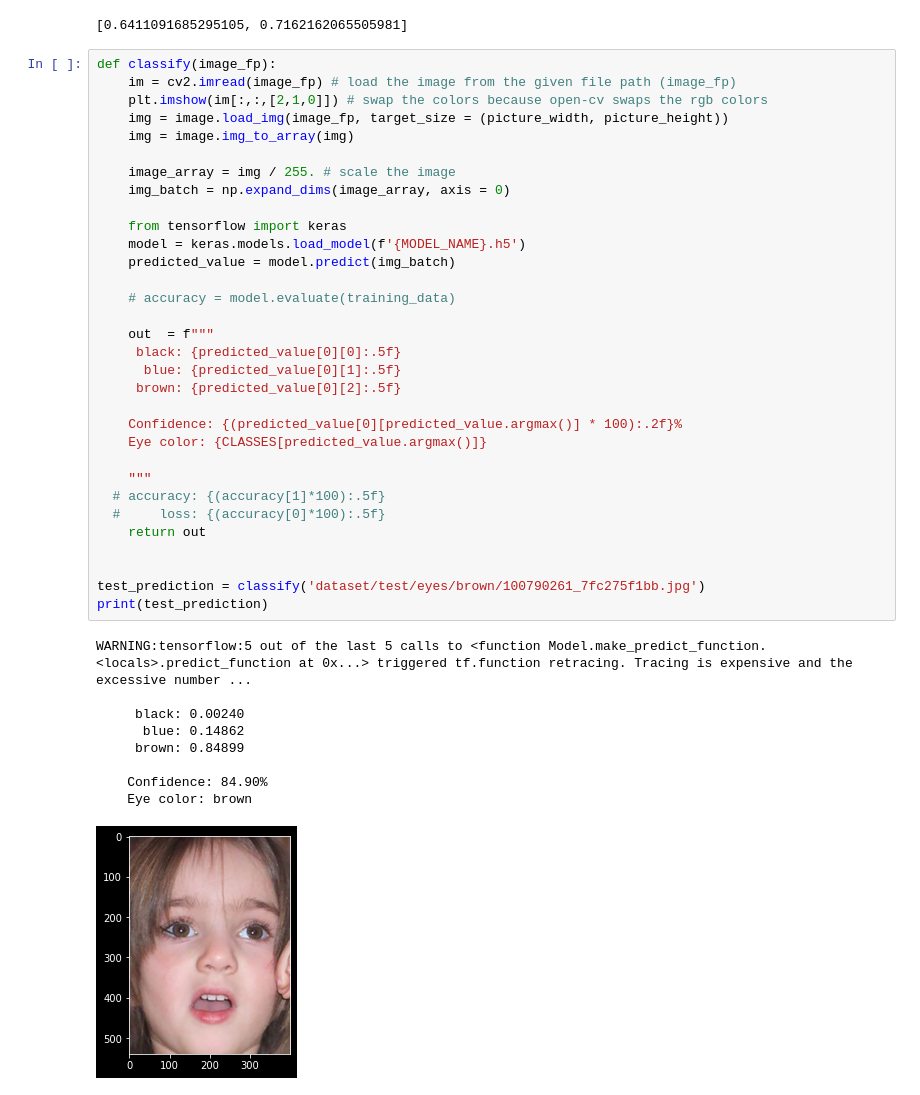
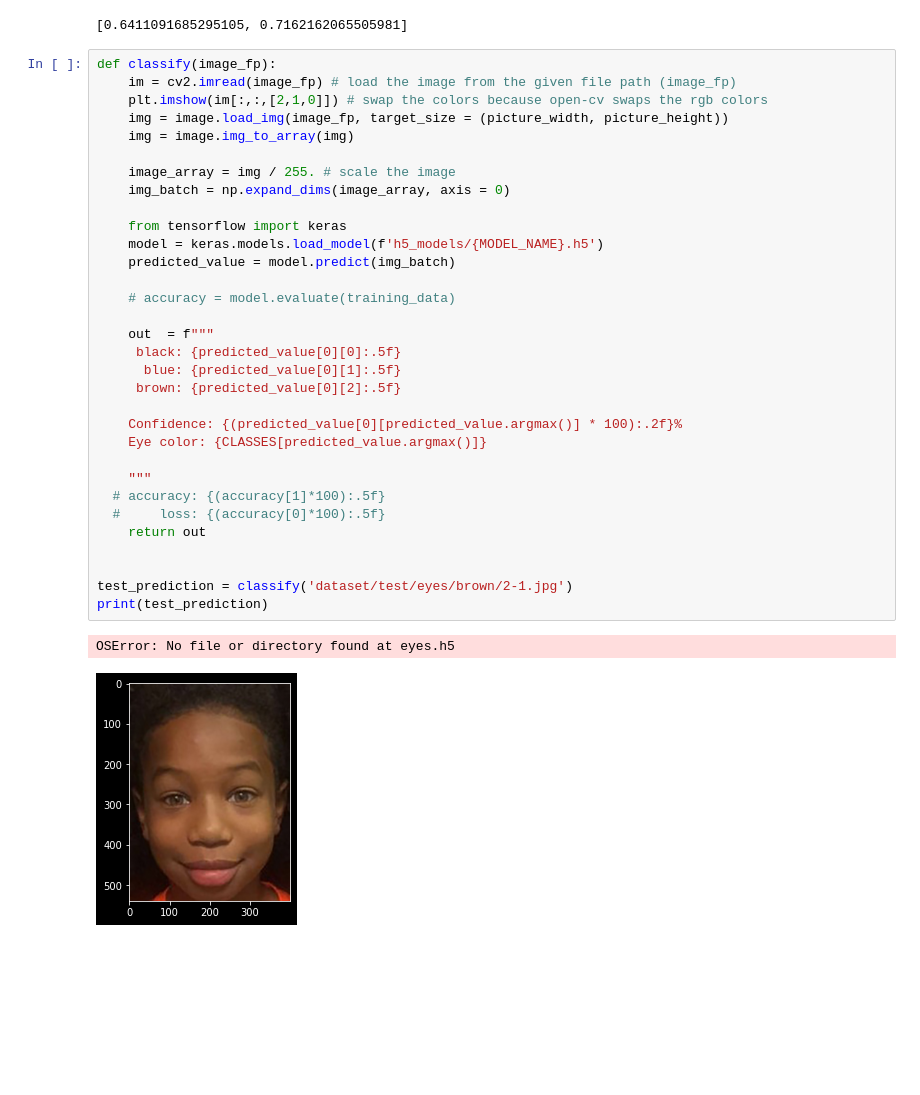
Before and after one commit to EricEchemane/face-describer-cnn, a Jupyter notebook: models/eyes.ipynb, the cells around one changed output. Drawn from its saved outputs; the diff is of its cells as text; blank space fills up the shorter version.

Commit message:
fixed path to model in eyes classifier function

```diff
--- a/models/eyes.ipynb
+++ b/models/eyes.ipynb
@@ -143,41 +143,34 @@ model.evaluate(training_data)
 def classify(image_fp):
     im = cv2.imread(image_fp) # load the image from the given file path (image_fp)
     plt.imshow(im[:,:,[2,1,0]]) # swap the colors because open-cv swaps the rgb colors
     img = image.load_img(image_fp, target_size = (picture_width, picture_height))
     img = image.img_to_array(img)
 
     image_array = img / 255. # scale the image
     img_batch = np.expand_dims(image_array, axis = 0)
 
     from tensorflow import keras
-    model = keras.models.load_model(f'{MODEL_NAME}.h5')
+    model = keras.models.load_model(f'h5_models/{MODEL_NAME}.h5')
     predicted_value = model.predict(img_batch)
 
     # accuracy = model.evaluate(training_data)
 
     out  = f"""
      black: {predicted_value[0][0]:.5f}
       blue: {predicted_value[0][1]:.5f}
      brown: {predicted_value[0][2]:.5f}
 
     Confidence: {(predicted_value[0][predicted_value.argmax()] * 100):.2f}%
     Eye color: {CLASSES[predicted_value.argmax()]}
 
     """
   # accuracy: {(accuracy[1]*100):.5f}
   #     loss: {(accuracy[0]*100):.5f}
     return out
 
 
-test_prediction = classify('dataset/test/eyes/brown/100790261_7fc275f1bb.jpg')
+test_prediction = classify('dataset/test/eyes/brown/2-1.jpg')
 print(test_prediction)
 # %% [output]
-WARNING:tensorflow:5 out of the last 5 calls to <function Model.make_predict_function.<locals>.predict_function at 0x...> triggered tf.function retracing. Tracing is expensive and the excessive number ...
-
-     black: 0.00240
-      blue: 0.14862
-     brown: 0.84899
-
-    Confidence: 84.90%
-    Eye color: brown
+OSError: No file or directory found at eyes.h5
-[figure, old version]
+[figure, new version]
```
